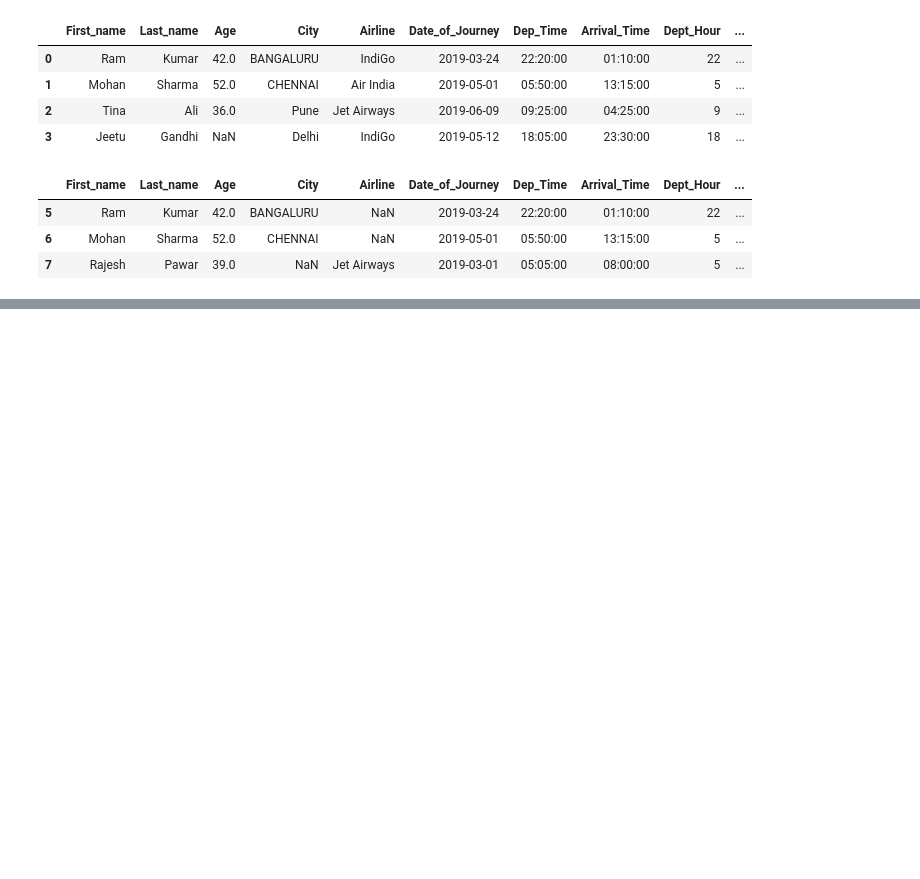
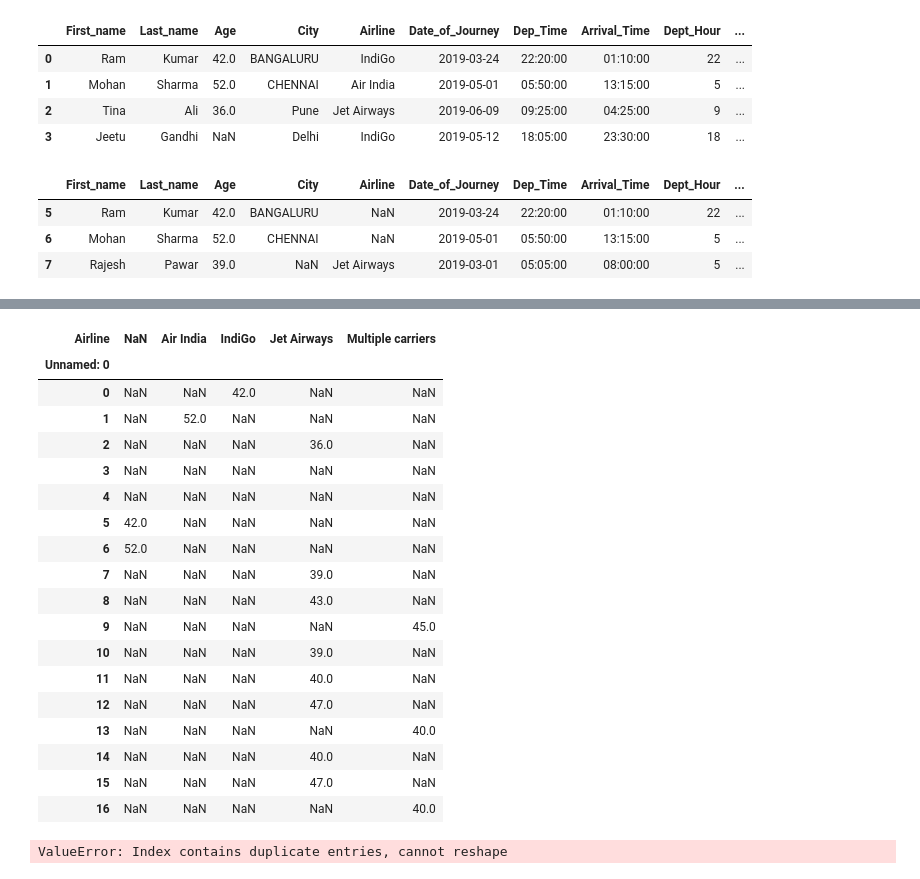
Before and after one commit to Vishal0Rathod/Python-Practice-, a Jupyter notebook: 03_Data_Manipulation_Pandas/01_Pandas-level1.ipynb, the cells around one changed output, grey strips where cells are left out. Drawn from its saved outputs; the diff is of its cells as text; code cells hidden in the pictures; blank space fills up the shorter version.

```diff
--- a/03_Data_Manipulation_Pandas/01_Pandas-level1.ipynb
+++ b/03_Data_Manipulation_Pandas/01_Pandas-level1.ipynb
@@ -373,0 +435,12 @@ KeyError: "['Airlines'] not in index"
+# %%
+import pandas as pd
+
+df = pd.read_csv("/Users/w.ishal27/Desktop/EthansX/Small Airline.csv")
+
+Cond_01 = df["Age"] >= 42
+Cond_02 = df['Airline'] == "Jet Airways"
+Cond_03 = df['Full Name'].str.contains('Gurjar')
+
+df.loc[Cond_01 & Cond_02 & Cond_03, ["Age", "Airline", "Full Name"]]
+
+df2
@@ -373,0 +493,28 @@ KeyError: "['Airlines'] not in index"
+# %%
+#using piviot function
+df.pivot(index='Airline', columns='City', values='Age')
+# %% [output]
+| Airline | NaN | Air India | IndiGo | Jet Airways | Multiple carriers |
+| Unnamed: 0 |  |  |  |  |  |
+| 0 | NaN | NaN | 42.0 | NaN | NaN |
+| 1 | NaN | 52.0 | NaN | NaN | NaN |
+| 2 | NaN | NaN | NaN | 36.0 | NaN |
+| 3 | NaN | NaN | NaN | NaN | NaN |
+| 4 | NaN | NaN | NaN | NaN | NaN |
+| 5 | 42.0 | NaN | NaN | NaN | NaN |
+| 6 | 52.0 | NaN | NaN | NaN | NaN |
+| 7 | NaN | NaN | NaN | 39.0 | NaN |
+| 8 | NaN | NaN | NaN | 43.0 | NaN |
+| 9 | NaN | NaN | NaN | NaN | 45.0 |
+| 10 | NaN | NaN | NaN | 39.0 | NaN |
+| 11 | NaN | NaN | NaN | 40.0 | NaN |
+| 12 | NaN | NaN | NaN | 47.0 | NaN |
+| 13 | NaN | NaN | NaN | NaN | 40.0 |
+| 14 | NaN | NaN | NaN | 40.0 | NaN |
+| 15 | NaN | NaN | NaN | 47.0 | NaN |
+| 16 | NaN | NaN | NaN | NaN | 40.0 |
+# %%
+#Chat Gpt given pivot table function
+df.pivot(index='Airline', columns='City', values='Age')
+# %% [output]
+ValueError: Index contains duplicate entries, cannot reshape
```
Also changed, not shown: parts of 27 cells of this notebook, 1 other file.
